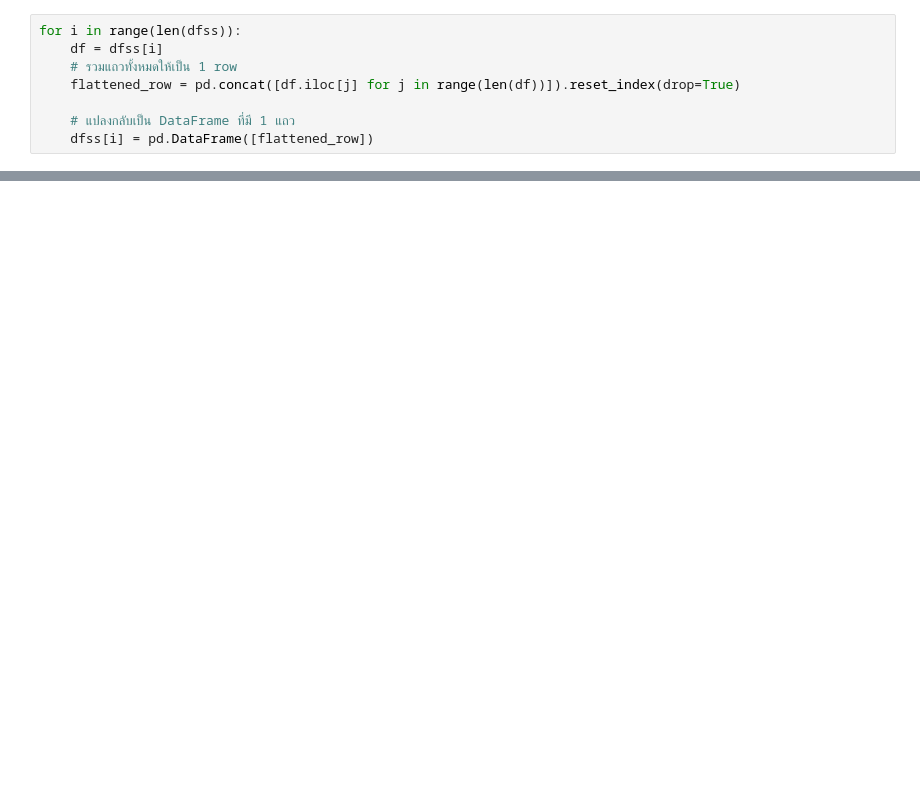
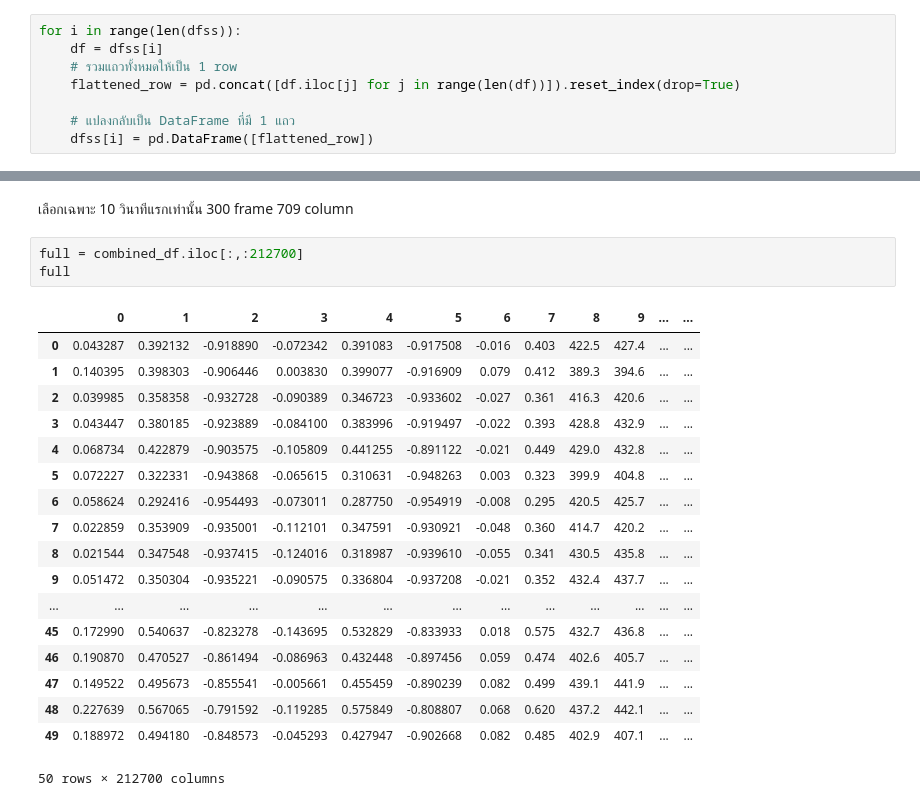
Before and after one commit to sitthatkaja/ThesisM.Sc., a Jupyter notebook: New_method_Frame_to_Frame_V1.ipynb, the cells around one changed output, grey strips where cells are left out. Saved outputs shown, nothing was run; the diff lists cells and outputs as text; blank space fills up the shorter version.

Commit message:
Done Frame to Frame

```diff
--- a/New_method_Frame_to_Frame_V1.ipynb
+++ b/New_method_Frame_to_Frame_V1.ipynb
@@ -158,0 +200,24 @@ dfss[0]
+# %% [markdown]
+เลือกเฉพาะ 10 วินาทีแรกเท่านั้น 300 frame 709 column
+# %%
+full = combined_df.iloc[:,:212700]
+full
+# %% [output]
+|  | 0 | 1 | 2 | 3 | 4 | 5 | 6 | 7 | 8 | 9 | ... | ... |
+| 0 | 0.043287 | 0.392132 | -0.918890 | -0.072342 | 0.391083 | -0.917508 | -0.016 | 0.403 | 422.5 | 427.4 | ... | ... |
+| 1 | 0.140395 | 0.398303 | -0.906446 | 0.003830 | 0.399077 | -0.916909 | 0.079 | 0.412 | 389.3 | 394.6 | ... | ... |
+| 2 | 0.039985 | 0.358358 | -0.932728 | -0.090389 | 0.346723 | -0.933602 | -0.027 | 0.361 | 416.3 | 420.6 | ... | ... |
+| 3 | 0.043447 | 0.380185 | -0.923889 | -0.084100 | 0.383996 | -0.919497 | -0.022 | 0.393 | 428.8 | 432.9 | ... | ... |
+| 4 | 0.068734 | 0.422879 | -0.903575 | -0.105809 | 0.441255 | -0.891122 | -0.021 | 0.449 | 429.0 | 432.8 | ... | ... |
+| 5 | 0.072227 | 0.322331 | -0.943868 | -0.065615 | 0.310631 | -0.948263 | 0.003 | 0.323 | 399.9 | 404.8 | ... | ... |
+| 6 | 0.058624 | 0.292416 | -0.954493 | -0.073011 | 0.287750 | -0.954919 | -0.008 | 0.295 | 420.5 | 425.7 | ... | ... |
+| 7 | 0.022859 | 0.353909 | -0.935001 | -0.112101 | 0.347591 | -0.930921 | -0.048 | 0.360 | 414.7 | 420.2 | ... | ... |
+| 8 | 0.021544 | 0.347548 | -0.937415 | -0.124016 | 0.318987 | -0.939610 | -0.055 | 0.341 | 430.5 | 435.8 | ... | ... |
+| 9 | 0.051472 | 0.350304 | -0.935221 | -0.090575 | 0.336804 | -0.937208 | -0.021 | 0.352 | 432.4 | 437.7 | ... | ... |
+| ... | ... | ... | ... | ... | ... | ... | ... | ... | ... | ... | ... | ... |
+| 45 | 0.172990 | 0.540637 | -0.823278 | -0.143695 | 0.532829 | -0.833933 | 0.018 | 0.575 | 432.7 | 436.8 | ... | ... |
+| 46 | 0.190870 | 0.470527 | -0.861494 | -0.086963 | 0.432448 | -0.897456 | 0.059 | 0.474 | 402.6 | 405.7 | ... | ... |
+| 47 | 0.149522 | 0.495673 | -0.855541 | -0.005661 | 0.455459 | -0.890239 | 0.082 | 0.499 | 439.1 | 441.9 | ... | ... |
+| 48 | 0.227639 | 0.567065 | -0.791592 | -0.119285 | 0.575849 | -0.808807 | 0.068 | 0.620 | 437.2 | 442.1 | ... | ... |
+| 49 | 0.188972 | 0.494180 | -0.848573 | -0.045293 | 0.427947 | -0.902668 | 0.082 | 0.485 | 402.9 | 407.1 | ... | ... |
+50 rows × 212700 columns
```
Also changed, not shown: parts of 29 cells of this notebook.
